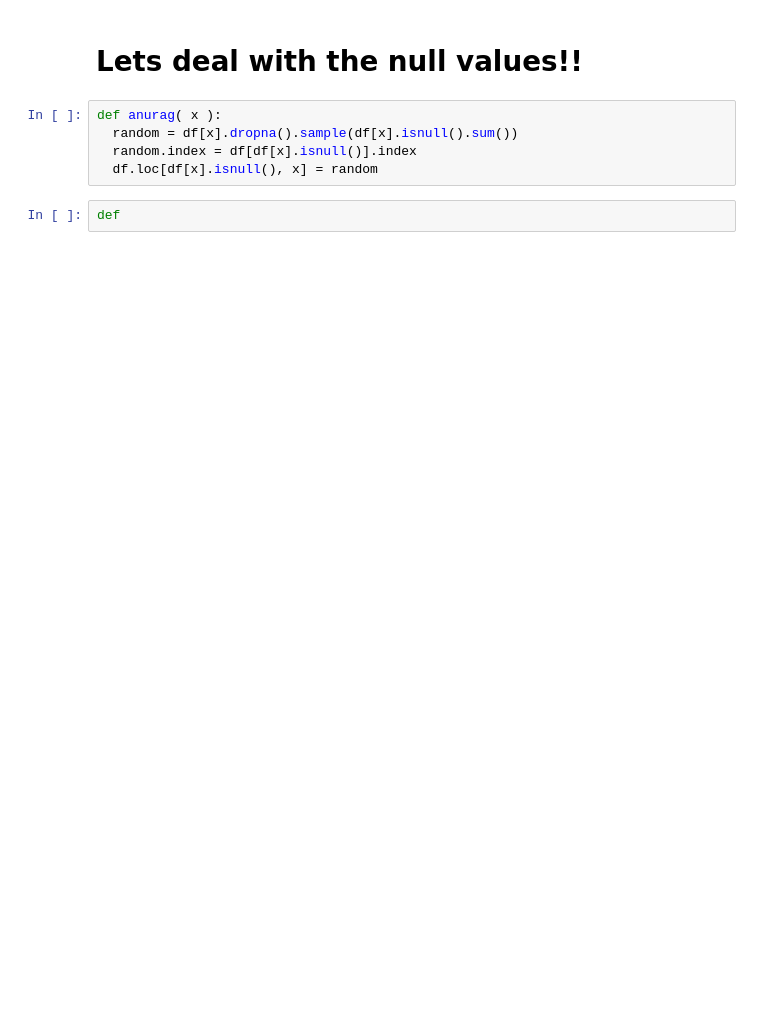
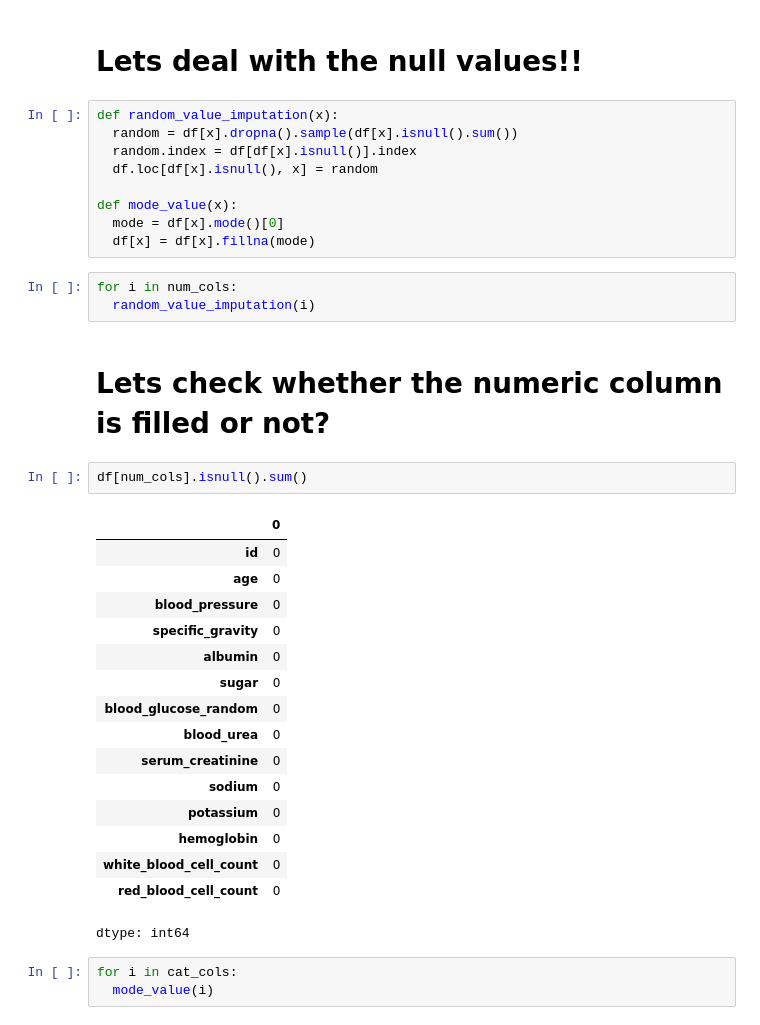
Before and after one commit to ItsAnuragPandey/Chronic-kidney-diseases-prediction-system, a Jupyter notebook: Minor_project.ipynb, the cells around one changed output. Saved outputs shown, nothing was run; the diff lists cells and outputs as text; blank space fills up the shorter version.

```diff
--- a/Minor_project.ipynb
+++ b/Minor_project.ipynb
@@ -432,9 +432,38 @@ dtype: int64
 # %% [markdown]
 # Lets deal with the null values!!
 # %%
-def anurag( x ):
+def random_value_imputation(x):
   random = df[x].dropna().sample(df[x].isnull().sum())
   random.index = df[df[x].isnull()].index
   df.loc[df[x].isnull(), x] = random
+
+def mode_value(x):
+  mode = df[x].mode()[0]
+  df[x] = df[x].fillna(mode)
-# %%
-def
+# %%
+for i in num_cols:
+  random_value_imputation(i)
+# %% [markdown]
+# Lets check whether the numeric column is filled or not?
+# %%
+df[num_cols].isnull().sum()
+# %% [output]
+|  | 0 |
+| id | 0 |
+| age | 0 |
+| blood_pressure | 0 |
+| specific_gravity | 0 |
+| albumin | 0 |
+| sugar | 0 |
+| blood_glucose_random | 0 |
+| blood_urea | 0 |
+| serum_creatinine | 0 |
+| sodium | 0 |
+| potassium | 0 |
+| hemoglobin | 0 |
+| white_blood_cell_count | 0 |
+| red_blood_cell_count | 0 |
+dtype: int64
+# %%
+for i in cat_cols:
+  mode_value(i)
```
Also changed, not shown: parts of 15 cells of this notebook.
